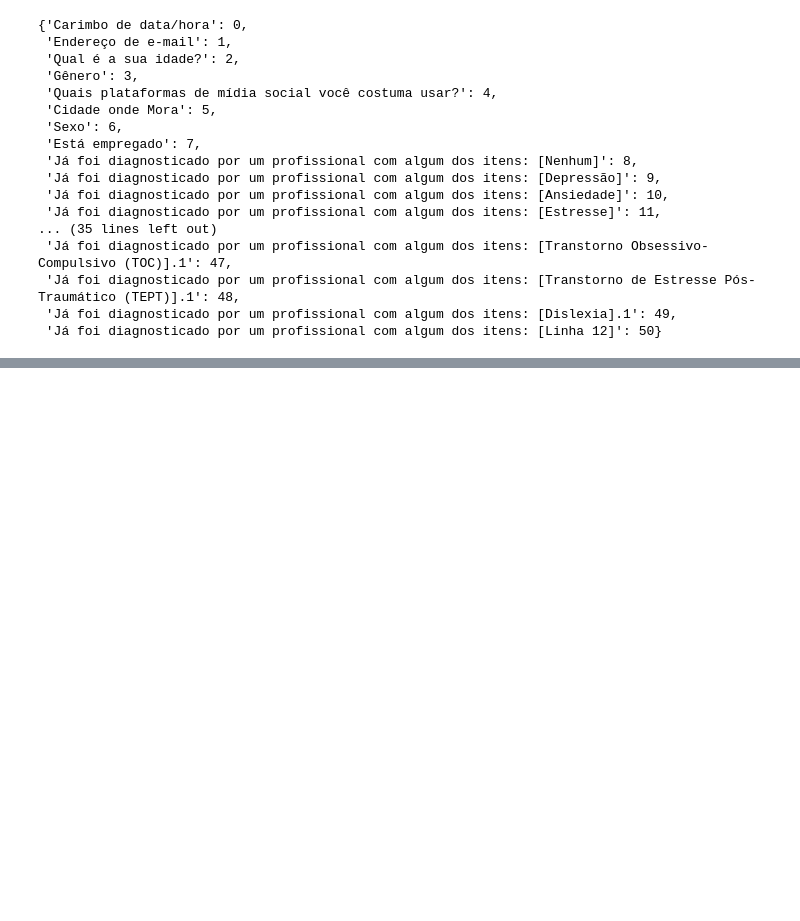
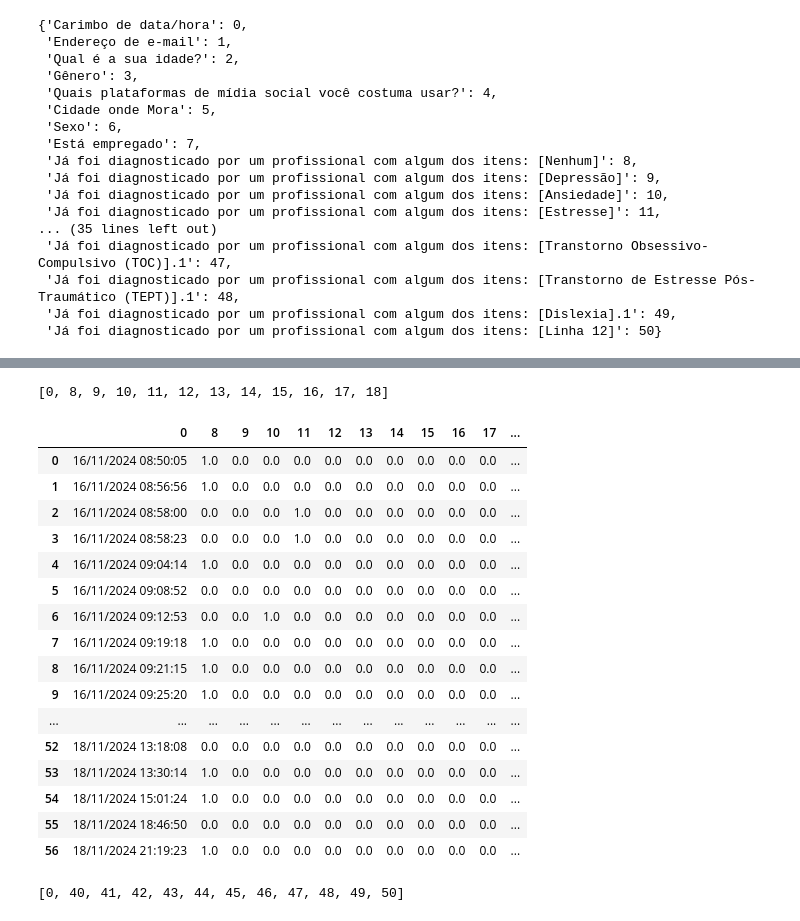
Before and after one commit to alessandropessoa/ciencia-dados-impacto-redes-sociais-saude-mental, a Jupyter notebook: analiseDados.ipynb, the cells around one changed output, grey strips where cells are left out. Cells and saved outputs as stored; diff of their text form; code cells hidden in the pictures; blank space fills up the shorter version.

```diff
--- a/analiseDados.ipynb
+++ b/analiseDados.ipynb
@@ -210,0 +280,2 @@ subset
+# %%
+df[6] = df[6].fillna('Cisgênero (é o sexo que nasceu)')
@@ -210,0 +343,28 @@ subset
+# %%
+colunas = list(range(8,19))
+# %%
+colunas.insert(0,0)
+colunas
+# %% [output]
+[0, 8, 9, 10, 11, 12, 13, 14, 15, 16, 17, 18]
+# %%
+dsAnterior = df[colunas]
+dsAnterior
+# %% [output]
+|  | 0 | 8 | 9 | 10 | 11 | 12 | 13 | 14 | 15 | 16 | 17 | ... |
+| 0 | 16/11/2024 08:50:05 | 1.0 | 0.0 | 0.0 | 0.0 | 0.0 | 0.0 | 0.0 | 0.0 | 0.0 | 0.0 | ... |
+| 1 | 16/11/2024 08:56:56 | 1.0 | 0.0 | 0.0 | 0.0 | 0.0 | 0.0 | 0.0 | 0.0 | 0.0 | 0.0 | ... |
+| 2 | 16/11/2024 08:58:00 | 0.0 | 0.0 | 0.0 | 1.0 | 0.0 | 0.0 | 0.0 | 0.0 | 0.0 | 0.0 | ... |
+| 3 | 16/11/2024 08:58:23 | 0.0 | 0.0 | 0.0 | 1.0 | 0.0 | 0.0 | 0.0 | 0.0 | 0.0 | 0.0 | ... |
+| 4 | 16/11/2024 09:04:14 | 1.0 | 0.0 | 0.0 | 0.0 | 0.0 | 0.0 | 0.0 | 0.0 | 0.0 | 0.0 | ... |
+| 5 | 16/11/2024 09:08:52 | 0.0 | 0.0 | 0.0 | 0.0 | 0.0 | 0.0 | 0.0 | 0.0 | 0.0 | 0.0 | ... |
+| 6 | 16/11/2024 09:12:53 | 0.0 | 0.0 | 1.0 | 0.0 | 0.0 | 0.0 | 0.0 | 0.0 | 0.0 | 0.0 | ... |
+| 7 | 16/11/2024 09:19:18 | 1.0 | 0.0 | 0.0 | 0.0 | 0.0 | 0.0 | 0.0 | 0.0 | 0.0 | 0.0 | ... |
+| 8 | 16/11/2024 09:21:15 | 1.0 | 0.0 | 0.0 | 0.0 | 0.0 | 0.0 | 0.0 | 0.0 | 0.0 | 0.0 | ... |
+| 9 | 16/11/2024 09:25:20 | 1.0 | 0.0 | 0.0 | 0.0 | 0.0 | 0.0 | 0.0 | 0.0 | 0.0 | 0.0 | ... |
+| ... | ... | ... | ... | ... | ... | ... | ... | ... | ... | ... | ... | ... |
+| 52 | 18/11/2024 13:18:08 | 0.0 | 0.0 | 0.0 | 0.0 | 0.0 | 0.0 | 0.0 | 0.0 | 0.0 | 0.0 | ... |
+| 53 | 18/11/2024 13:30:14 | 1.0 | 0.0 | 0.0 | 0.0 | 0.0 | 0.0 | 0.0 | 0.0 | 0.0 | 0.0 | ... |
+| 54 | 18/11/2024 15:01:24 | 1.0 | 0.0 | 0.0 | 0.0 | 0.0 | 0.0 | 0.0 | 0.0 | 0.0 | 0.0 | ... |
+| 55 | 18/11/2024 18:46:50 | 0.0 | 0.0 | 0.0 | 0.0 | 0.0 | 0.0 | 0.0 | 0.0 | 0.0 | 0.0 | ... |
+| 56 | 18/11/2024 21:19:23 | 1.0 | 0.0 | 0.0 | 0.0 | 0.0 | 0.0 | 0.0 | 0.0 | 0.0 | 0.0 | ... |
@@ -210,0 +373,5 @@ subset
+# %%
+colunas.insert(0,0)
+colunas
+# %% [output]
+[0, 40, 41, 42, 43, 44, 45, 46, 47, 48, 49, 50]
```
Also changed, not shown: parts of 55 cells of this notebook, 4 other files.
